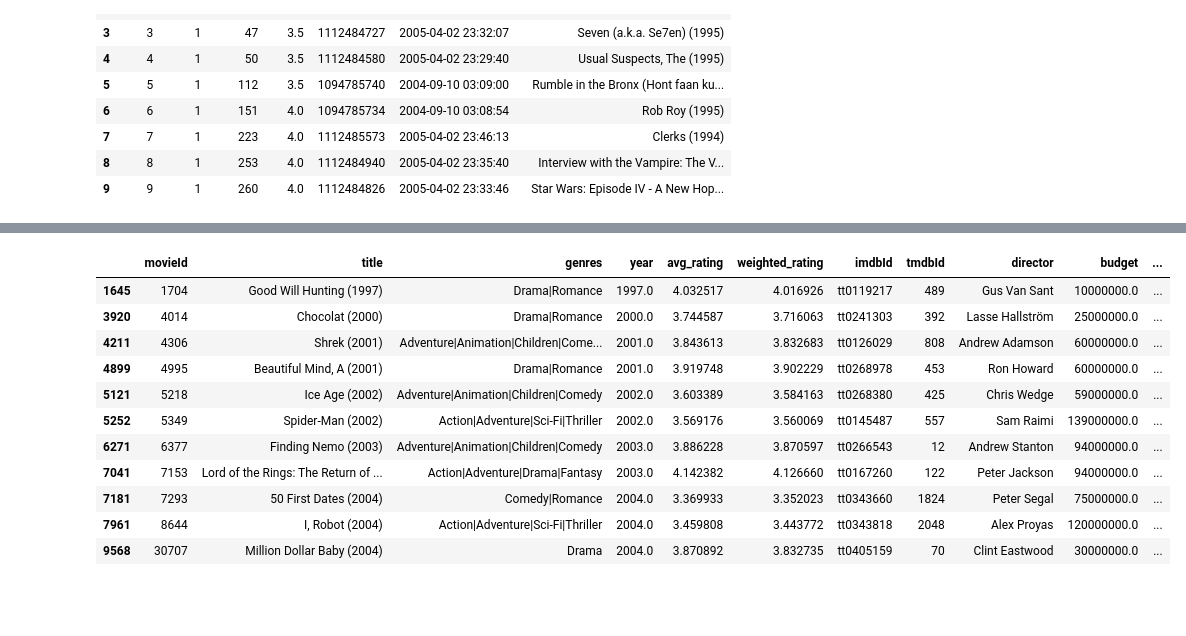
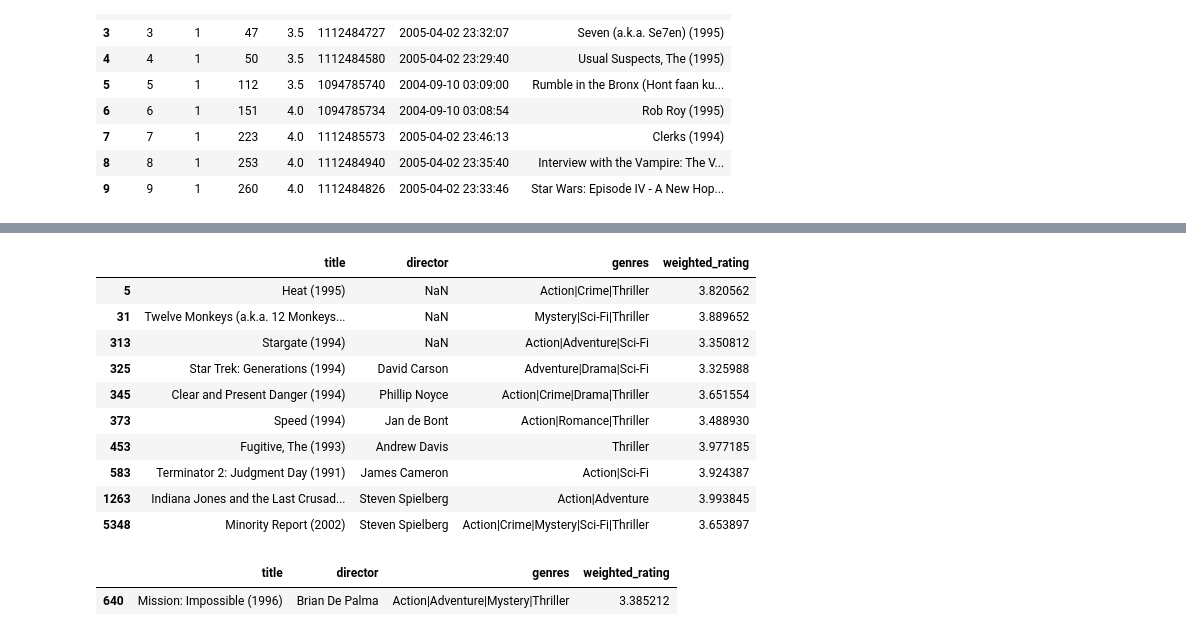
Before and after one commit to alienlien/movielens, a Jupyter notebook: ml-20m.ipynb, the cells around one changed output, grey strips where cells are left out. Cells and saved outputs as stored; diff of their text form; code cells hidden in the pictures; blank space fills up the shorter version.

```diff
--- a/ml-20m.ipynb
+++ b/ml-20m.ipynb
@@ -121,3 +128,14 @@ df
 | Western | 676.0 |
 | Film-Noir | 330.0 |
 | IMAX | 196.0 |
+# %%
+fig = plt.figure(figsize=(20, 6))
+axes = fig.gca()
+width = 0.50
+x = np.arange(0, df['count'].count(), 1)
+plt.bar(x, df['count'], width)
+plt.xticks(x, df.index)
+axes.set_xlabel('Genres')
+axes.set_ylabel('count')
+axes.set_ylim(1, df['count'].max()*1.1)
+plt.show()
@@ -155,7 +175,7 @@ movies_ratings.head()
 | 3 | 4 | Waiting to Exhale (1995) | 1995.0 | 2.861393 | 0.5 | 5.0 | 2756 |
 | 4 | 5 | Father of the Bride Part II (1995) | 1995.0 | 3.064592 | 0.5 | 5.0 | 12161 |
 # %%
-movies_ratings = movies_ratings.sort_values(by='count', ascending=False)
+movies_ratings = movies_ratings.sort_values(by='avg_rating', ascending=False)
 movies_ratings = movies_ratings.rename(columns={'mean': 'avg_rating', 'count': 'votes'})
-movies_ratings.head(10)
+movies_ratings.sort_values('avg_rating', ascending=False)[['title', 'avg_rating', 'votes']].head(10)
 # %% [output]
@@ -728,17 +886,22 @@ See the caveats in the documentation: http://pandas.pydata.org/pandas-docs/stabl
 # %%
-test_movie = 7293
+test_movie = 648
 neighbors = predictor.get_movie_neighbors(test_movie)
-movies[movies['movieId'].isin([test_movie] + neighbors)]
+df = movies[movies['movieId'].isin(neighbors)]
+df[['title', 'director', 'genres', 'weighted_rating']]
 # %% [output]
-|  | movieId | title | genres | year | avg_rating | weighted_rating | imdbId | tmdbId | director | budget | ... |
-| 1645 | 1704 | Good Will Hunting (1997) | Drama|Romance | 1997.0 | 4.032517 | 4.016926 | tt0119217 | 489 | Gus Van Sant | 10000000.0 | ... |
-| 3920 | 4014 | Chocolat (2000) | Drama|Romance | 2000.0 | 3.744587 | 3.716063 | tt0241303 | 392 | Lasse Hallström | 25000000.0 | ... |
-| 4211 | 4306 | Shrek (2001) | Adventure|Animation|Children|Come... | 2001.0 | 3.843613 | 3.832683 | tt0126029 | 808 | Andrew Adamson | 60000000.0 | ... |
-| 4899 | 4995 | Beautiful Mind, A (2001) | Drama|Romance | 2001.0 | 3.919748 | 3.902229 | tt0268978 | 453 | Ron Howard | 60000000.0 | ... |
-| 5121 | 5218 | Ice Age (2002) | Adventure|Animation|Children|Comedy | 2002.0 | 3.603389 | 3.584163 | tt0268380 | 425 | Chris Wedge | 59000000.0 | ... |
-| 5252 | 5349 | Spider-Man (2002) | Action|Adventure|Sci-Fi|Thriller | 2002.0 | 3.569176 | 3.560069 | tt0145487 | 557 | Sam Raimi | 139000000.0 | ... |
-| 6271 | 6377 | Finding Nemo (2003) | Adventure|Animation|Children|Comedy | 2003.0 | 3.886228 | 3.870597 | tt0266543 | 12 | Andrew Stanton | 94000000.0 | ... |
-| 7041 | 7153 | Lord of the Rings: The Return of ... | Action|Adventure|Drama|Fantasy | 2003.0 | 4.142382 | 4.126660 | tt0167260 | 122 | Peter Jackson | 94000000.0 | ... |
-| 7181 | 7293 | 50 First Dates (2004) | Comedy|Romance | 2004.0 | 3.369933 | 3.352023 | tt0343660 | 1824 | Peter Segal | 75000000.0 | ... |
-| 7961 | 8644 | I, Robot (2004) | Action|Adventure|Sci-Fi|Thriller | 2004.0 | 3.459808 | 3.443772 | tt0343818 | 2048 | Alex Proyas | 120000000.0 | ... |
-| 9568 | 30707 | Million Dollar Baby (2004) | Drama | 2004.0 | 3.870892 | 3.832735 | tt0405159 | 70 | Clint Eastwood | 30000000.0 | ... |
+|  | title | director | genres | weighted_rating |
+| 5 | Heat (1995) | NaN | Action|Crime|Thriller | 3.820562 |
+| 31 | Twelve Monkeys (a.k.a. 12 Monkeys... | NaN | Mystery|Sci-Fi|Thriller | 3.889652 |
+| 313 | Stargate (1994) | NaN | Action|Adventure|Sci-Fi | 3.350812 |
+| 325 | Star Trek: Generations (1994) | David Carson | Adventure|Drama|Sci-Fi | 3.325988 |
+| 345 | Clear and Present Danger (1994) | Phillip Noyce | Action|Crime|Drama|Thriller | 3.651554 |
+| 373 | Speed (1994) | Jan de Bont | Action|Romance|Thriller | 3.488930 |
+| 453 | Fugitive, The (1993) | Andrew Davis | Thriller | 3.977185 |
+| 583 | Terminator 2: Judgment Day (1991) | James Cameron | Action|Sci-Fi | 3.924387 |
+| 1263 | Indiana Jones and the Last Crusad... | Steven Spielberg | Action|Adventure | 3.993845 |
+| 5348 | Minority Report (2002) | Steven Spielberg | Action|Crime|Mystery|Sci-Fi|Thriller | 3.653897 |
+# %%
+movies[movies['movieId'] == test_movie][['title', 'director', 'genres', 'weighted_rating']]
+# %% [output]
+|  | title | director | genres | weighted_rating |
+| 640 | Mission: Impossible (1996) | Brian De Palma | Action|Adventure|Mystery|Thriller | 3.385212 |
```
Also changed, not shown: parts of 22 cells of this notebook.
